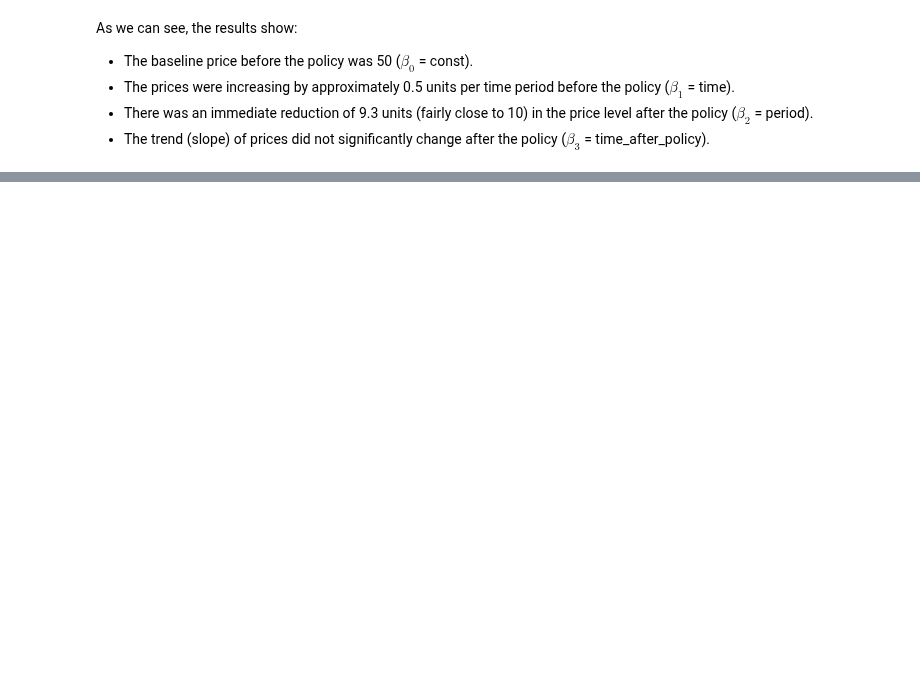
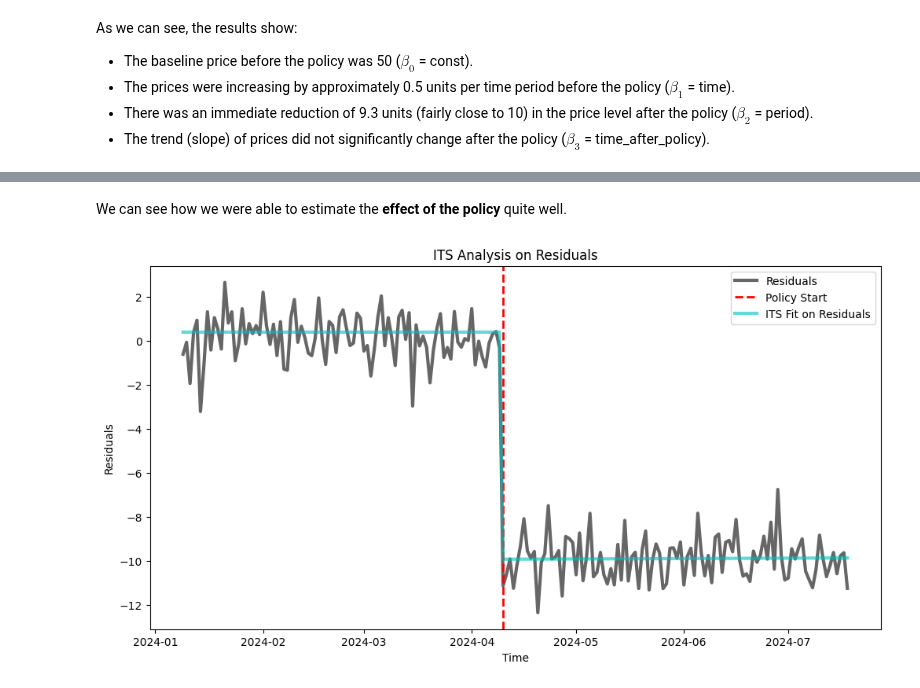
Before and after one commit to dcacciarelli/my-causality-book, a Jupyter notebook: _build/jupyter_execute/notebooks/interrupted_time_series.ipynb, the cells around one changed output, grey strips where cells are left out. Drawn from its saved outputs; the diff is of its cells as text; code cells hidden in the pictures; blank space fills up the shorter version.

```diff
--- a/_build/jupyter_execute/notebooks/interrupted_time_series.ipynb
+++ b/_build/jupyter_execute/notebooks/interrupted_time_series.ipynb
@@ -91,0 +171,6 @@ As we can see, the results show:
+# %%
+# Create the time after policy variable
+its_data['time_after_policy'] = np.where(its_data.index >= its_data.index[policy_start], np.arange(len(its_data)) - policy_start, 0)
+its_data['policy'] = np.where(its_data.index >= its_data.index[policy_start], 1, 0)
+
+its_data
@@ -91,0 +194,8 @@ As we can see, the results show:
+# %%
+# Define the independent variables for the ITS model
+X = sm.add_constant(its_data[['time_after_policy', 'policy']])
+y = its_data['residuals']
+
+# Fit the OLS model on the residuals
+its_model_on_residuals = sm.OLS(y, X).fit()
+print(its_model_on_residuals.summary())
@@ -91,0 +220,15 @@ As we can see, the results show:
+# %% [markdown]
+We can see how we were able to estimate the **effect of the policy** quite well.
+# %%
+# Plot the residuals and the ITS fit
+plt.figure(figsize=(12, 6))
+plt.plot(its_data.index[8:], its_data['residuals'][8:], label='Residuals', lw=3, alpha=.6, c='k')
+plt.axvline(its_data.index[policy_start], color='red', linestyle='--', label='Policy Start', lw=2)
+plt.plot(its_data.index[8:], its_model_on_residuals.predict(X)[8:], color='c', label='ITS Fit on Residuals', lw=3, alpha=.6)
+plt.xlabel('Time')
+plt.ylabel('Residuals')
+plt.title('ITS Analysis on Residuals')
+plt.legend()
+plt.show()
+# %% [output]
+[figure, added]
```
Also changed, not shown: parts of 9 cells of this notebook, 10 other files.
